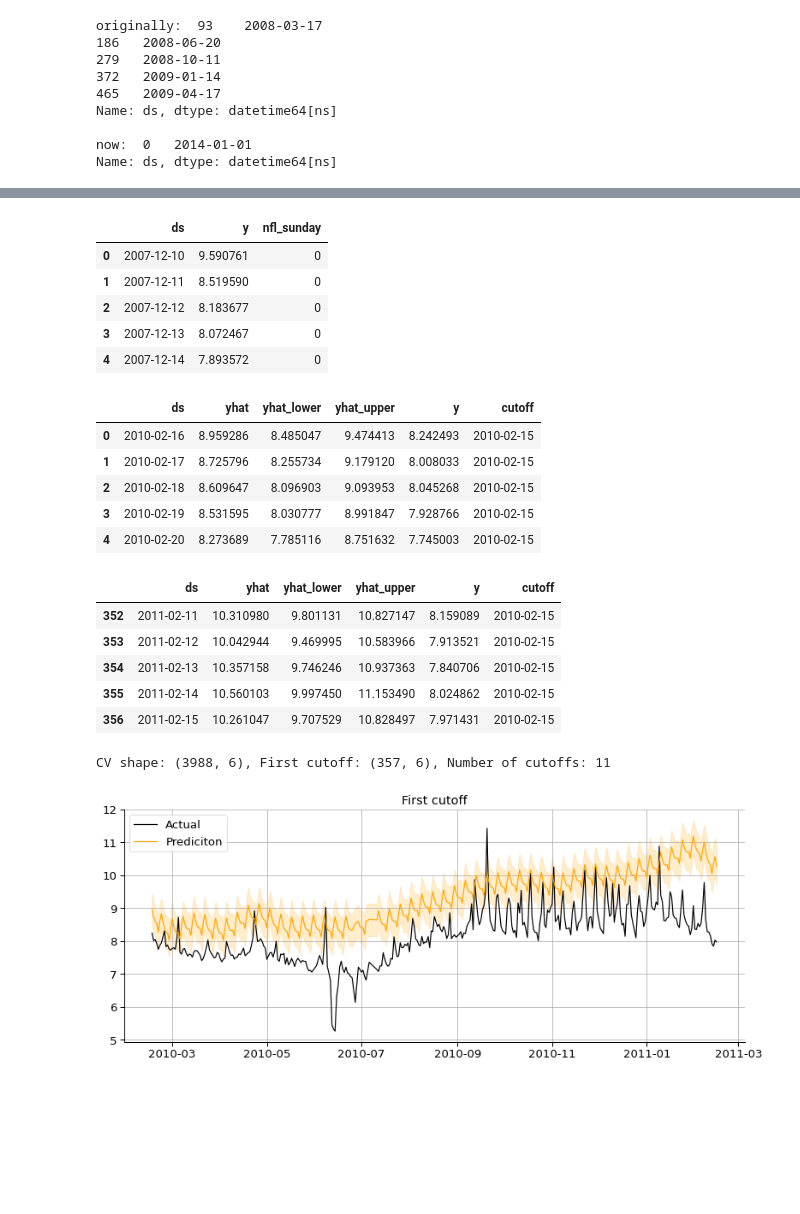
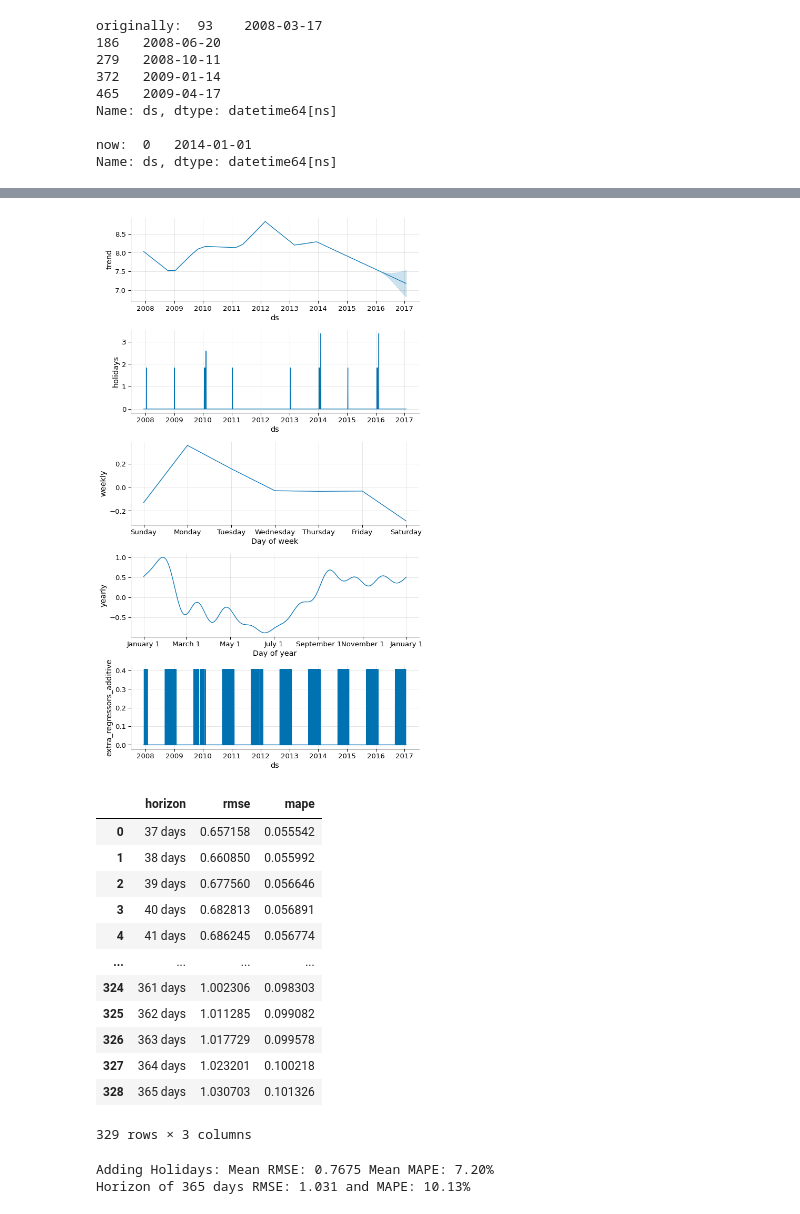
Before and after one commit to razielar/coursera_time_series_forecasting, a Jupyter notebook: time_series_analysis/week_3/3_fb_prophet/1_fb_prophet.ipynb, the cells around one changed output, grey strips where cells are left out. Drawn from its saved outputs; the diff is of its cells as text; code cells hidden in the pictures; blank space fills up the shorter version.

```diff
--- a/time_series_analysis/week_3/3_fb_prophet/1_fb_prophet.ipynb
+++ b/time_series_analysis/week_3/3_fb_prophet/1_fb_prophet.ipynb
@@ -475,5 +567,3 @@ Name: ds, dtype: datetime64[ns]
 # %%
-m= Prophet()
-m.fit(peyton)
-# Period specifiy the cutoffs, every 180 days
-df_cv= cross_validation(m, horizon= '365 days', period= '180 days', initial= '730 days')
+m_holidays_regressor= Prophet(holidays= holidays)
+fcst_holidays_regressor=  m_holidays_regressor.add_regressor('nfl_sunday').fit(peyton).predict(future)
@@ -480,40 +589,28 @@ df_cv= cross_validation(m, horizon= '365 days', period= '180 days', initial= '73
 # %%
-display(peyton.head())
-df_cv.head()
+holidays_regressor= m_holidays_regressor.plot_components(fcst_holidays_regressor)
 # %% [output]
-|  | ds | y | nfl_sunday |
-| 0 | 2007-12-10 | 9.590761 | 0 |
-| 1 | 2007-12-11 | 8.519590 | 0 |
-| 2 | 2007-12-12 | 8.183677 | 0 |
-| 3 | 2007-12-13 | 8.072467 | 0 |
-| 4 | 2007-12-14 | 7.893572 | 0 |
-|  | ds | yhat | yhat_lower | yhat_upper | y | cutoff |
-| 0 | 2010-02-16 | 8.959286 | 8.485047 | 9.474413 | 8.242493 | 2010-02-15 |
-| 1 | 2010-02-17 | 8.725796 | 8.255734 | 9.179120 | 8.008033 | 2010-02-15 |
-| 2 | 2010-02-18 | 8.609647 | 8.096903 | 9.093953 | 8.045268 | 2010-02-15 |
-| 3 | 2010-02-19 | 8.531595 | 8.030777 | 8.991847 | 7.928766 | 2010-02-15 |
-| 4 | 2010-02-20 | 8.273689 | 7.785116 | 8.751632 | 7.745003 | 2010-02-15 |
+[figure, added]
 # %%
-# We predicted a year into the future
-first_cut= df_cv[df_cv.cutoff == datetime(2010,2,15)]
-display(first_cut.tail())
-print("CV shape: {}, First cutoff: {}, Number of cutoffs: {}".format(df_cv.shape, first_cut.shape, len(df_cv.cutoff.unique())))
+df5_cv= cross_validation(m_holidays_regressor, horizon= '365 days', period= '180 days', initial= '730 days')
-# %% [output]
-|  | ds | yhat | yhat_lower | yhat_upper | y | cutoff |
-| 352 | 2011-02-11 | 10.310980 | 9.801131 | 10.827147 | 8.159089 | 2010-02-15 |
-| 353 | 2011-02-12 | 10.042944 | 9.469995 | 10.583966 | 7.913521 | 2010-02-15 |
-| 354 | 2011-02-13 | 10.357158 | 9.746246 | 10.937363 | 7.840706 | 2010-02-15 |
-| 355 | 2011-02-14 | 10.560103 | 9.997450 | 11.153490 | 8.024862 | 2010-02-15 |
-| 356 | 2011-02-15 | 10.261047 | 9.707529 | 10.828497 | 7.971431 | 2010-02-15 |
-CV shape: (3988, 6), First cutoff: (357, 6), Number of cutoffs: 11
 # %%
-plt.plot(first_cut.ds, first_cut.y, label= "Actual", color= "black")
-plt.plot(first_cut.ds, first_cut.yhat, label= "Prediciton", color= "orange")
-plt.fill_between(first_cut.ds, first_cut.yhat_lower, first_cut.yhat_upper, color= "orange", alpha= 0.2)
-plt.title("First cutoff")
-plt.legend()
-plt.grid()
-plt.show()
+metrics_5= performance_metrics(df5_cv)
+display(metrics_5[['horizon', 'rmse', 'mape']])
+print("Adding Holidays: Mean RMSE: {:.4f} Mean MAPE: {:.2%}".format(np.mean(metrics_5['rmse']), np.mean(metrics_5['mape'])))
+print("Horizon of 365 days RMSE: {:.3f} and MAPE: {:.2%}".format(metrics_5.iloc[metrics_5.shape[0]-1]['rmse'], metrics_5.iloc[metrics_5.shape[0]-1]['mape']))
 # %% [output]
-[figure, removed]
+|  | horizon | rmse | mape |
+| 0 | 37 days | 0.657158 | 0.055542 |
+| 1 | 38 days | 0.660850 | 0.055992 |
+| 2 | 39 days | 0.677560 | 0.056646 |
+| 3 | 40 days | 0.682813 | 0.056891 |
+| 4 | 41 days | 0.686245 | 0.056774 |
+| ... | ... | ... | ... |
+| 324 | 361 days | 1.002306 | 0.098303 |
+| 325 | 362 days | 1.011285 | 0.099082 |
+| 326 | 363 days | 1.017729 | 0.099578 |
+| 327 | 364 days | 1.023201 | 0.100218 |
+| 328 | 365 days | 1.030703 | 0.101326 |
+329 rows × 3 columns
+Adding Holidays: Mean RMSE: 0.7675 Mean MAPE: 7.20%
+Horizon of 365 days RMSE: 1.031 and MAPE: 10.13%
 # %%
```
Also changed, not shown: parts of 21 cells of this notebook, 3 other files.
